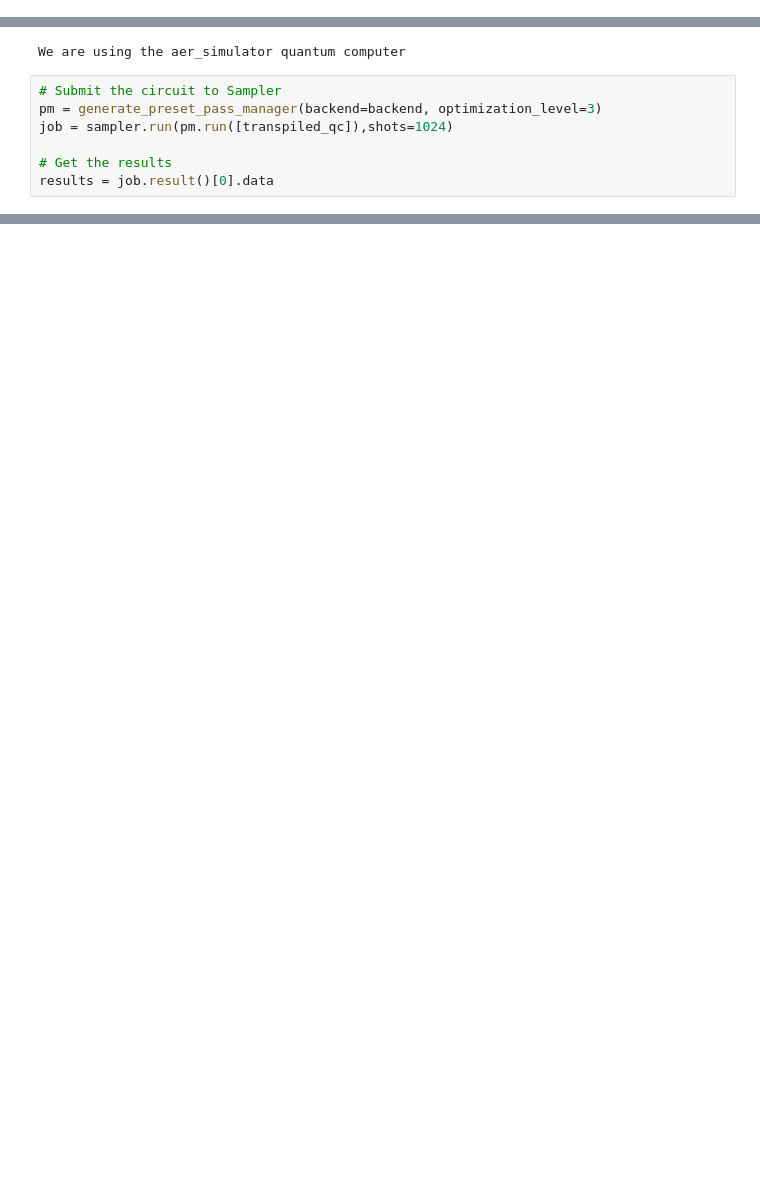
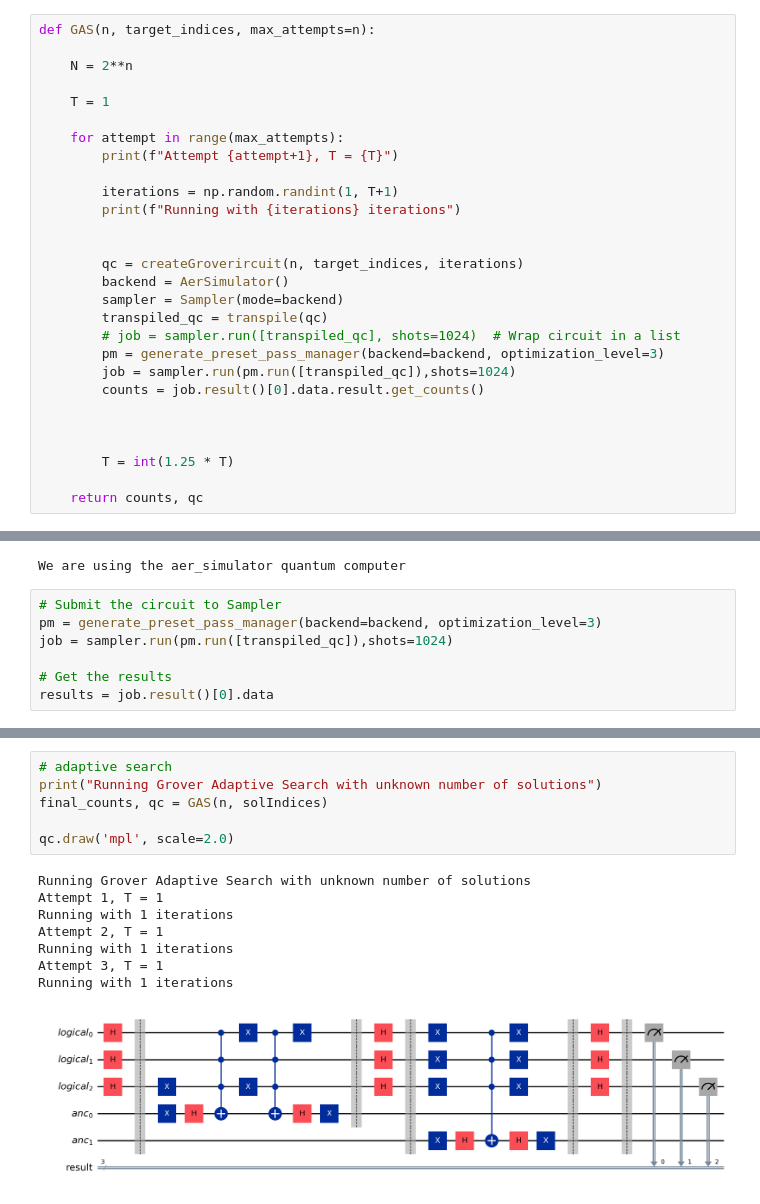
Before and after one commit to Adithya2685-git/GroverAdaptiveSearch, a Jupyter notebook: GroverAdaptiveSearch.ipynb, the cells around one changed output, grey strips where cells are left out. Saved outputs shown, nothing was run; the diff lists cells and outputs as text; blank space fills up the shorter version.

Commit message:
Implemented GAS, created function for Grover Circuit creation

```diff
--- a/GroverAdaptiveSearch.ipynb
+++ b/GroverAdaptiveSearch.ipynb
@@ -15,3 +97,31 @@ print(iterations)
+# %%
+def GAS(n, target_indices, max_attempts=n):
+
+    N = 2**n
+
+    T = 1
+
+    for attempt in range(max_attempts):
+        print(f"Attempt {attempt+1}, T = {T}")
+
+        iterations = np.random.randint(1, T+1)
+        print(f"Running with {iterations} iterations")
+
+
+        qc = createGroverircuit(n, target_indices, iterations)
+        backend = AerSimulator()
+        sampler = Sampler(mode=backend)
+        transpiled_qc = transpile(qc)
+        # job = sampler.run([transpiled_qc], shots=1024)  # Wrap circuit in a list
+        pm = generate_preset_pass_manager(backend=backend, optimization_level=3)
+        job = sampler.run(pm.run([transpiled_qc]),shots=1024)
+        counts = job.result()[0].data.result.get_counts()
+
+
+
+        T = int(1.25 * T)
+
+    return counts, qc
 # %%
 
 groverQ= QuantumRegister(n,name='logical')
@@ -93,0 +205,15 @@ plot_histogram(counts)
+# %%
+# adaptive search
+print("Running Grover Adaptive Search with unknown number of solutions")
+final_counts, qc = GAS(n, solIndices)
+
+qc.draw('mpl', scale=2.0)
+# %% [output]
+Running Grover Adaptive Search with unknown number of solutions
+Attempt 1, T = 1
+Running with 1 iterations
+Attempt 2, T = 1
+Running with 1 iterations
+Attempt 3, T = 1
+Running with 1 iterations
+[figure, added]
```
Also changed, not shown: parts of 7 cells of this notebook.
